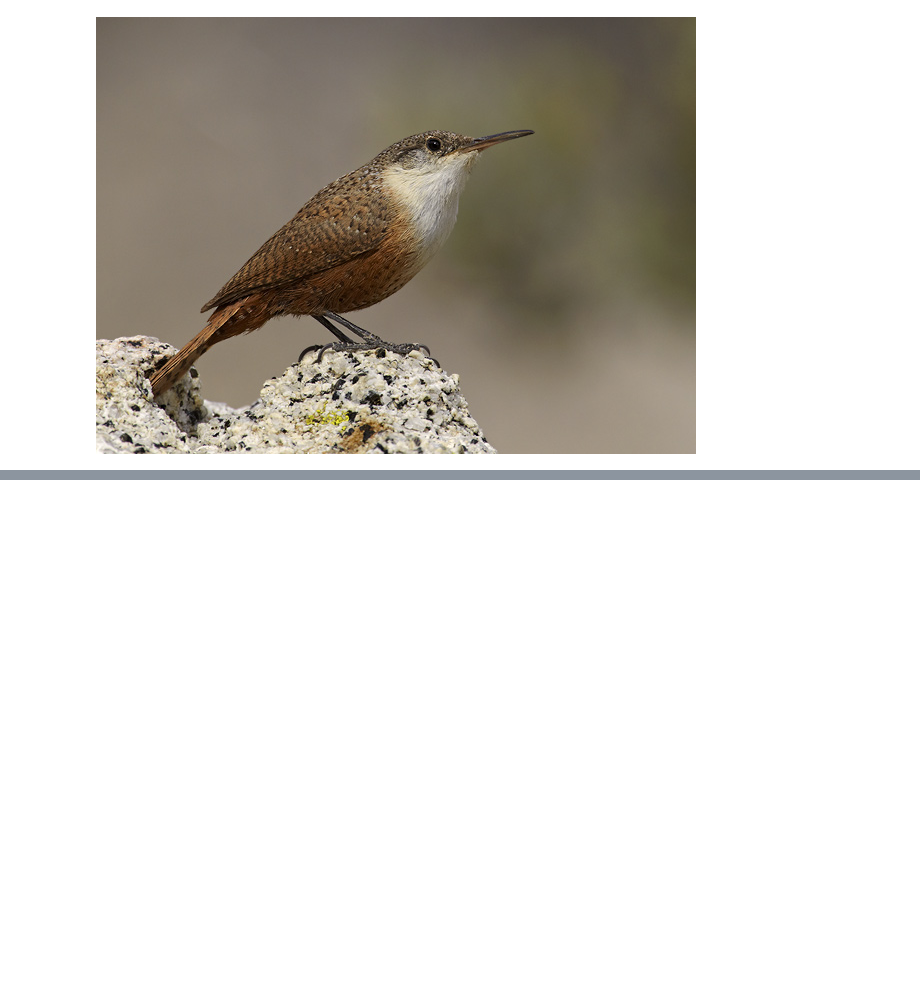
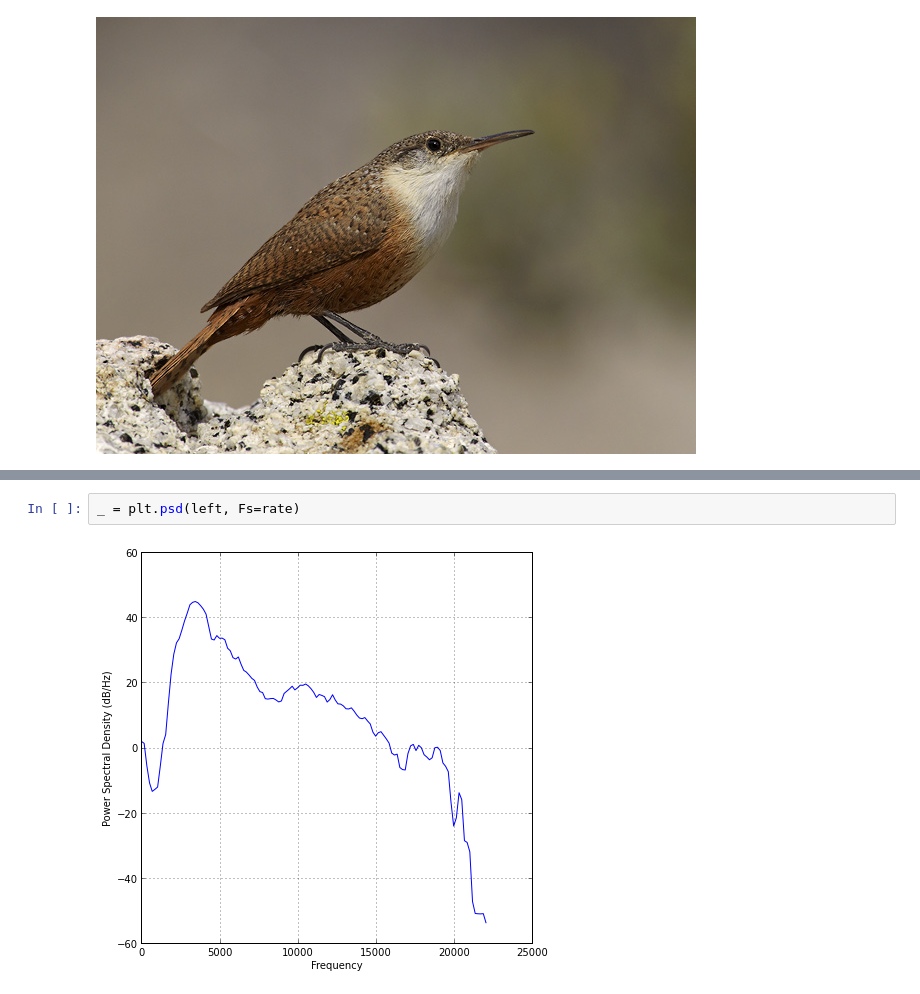
Before and after one commit to jkfurtney/pymn-demo, a Jupyter notebook: demo.ipynb, the cells around one changed output, grey strips where cells are left out. Drawn from its saved outputs; the diff is of its cells as text; blank space fills up the shorter version.

```diff
--- a/demo.ipynb
+++ b/demo.ipynb
@@ -82,0 +103,4 @@ Image(filename="canyon_wren.jpg")
+# %%
+_ = plt.psd(left, Fs=rate)
+# %% [output]
+[figure, added]
```
Also changed, not shown: parts of 8 cells of this notebook, 2 other files.
